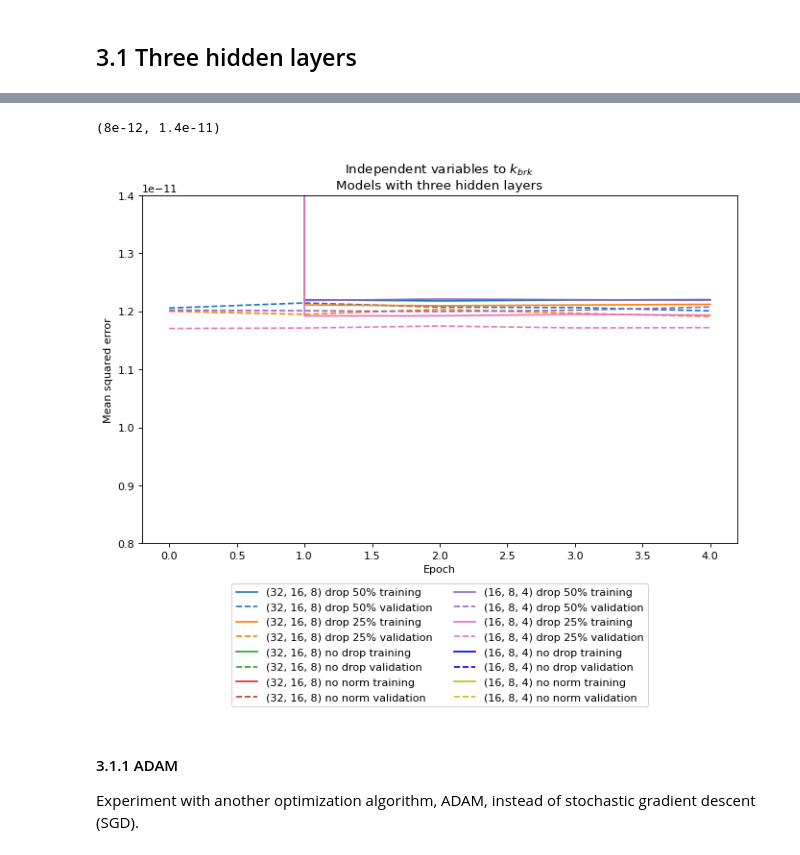
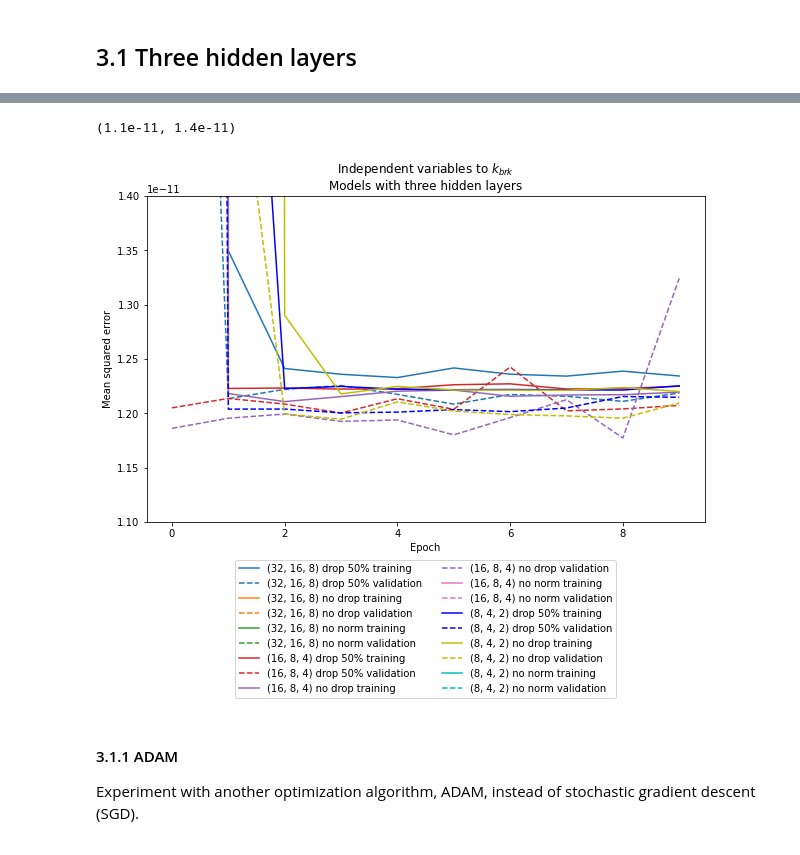
Before and after one commit to vtd9/solar_regression, a Jupyter notebook: hw2.ipynb, the cells around one changed output, grey strips where cells are left out. Drawn from its saved outputs; the diff is of its cells as text; code cells hidden in the pictures.

```diff
--- a/hw2.ipynb
+++ b/hw2.ipynb
@@ -194,7 +201,7 @@ def init_parameters(m):
       # biases: set to 0, as discussed in class
       m.bias.data.fill_(0.0) # Set bias to 0
 # %%
-def mult_models(n_in, hidden_dims, n_out, lr, momentum=0.6,
+def mult_models(n_in, hidden_dims, n_out, lr, momentum=0.9,
                 decay=1e-5, opt_sgd=True, one_model=True):
   '''
   Create multiple models using one or more configurations for the hidden
@@ -217,7 +224,7 @@ def mult_models(n_in, hidden_dims, n_out, lr, momentum=0.6,
           'opt': torch.optim.Adam(model.parameters(),
                                   lr=lr, weight_decay=decay)}
 
-    if not one_model: # Create more models
+    if not one_model: # Create more models with less components
       # Batch norm, but no dropout
       model = Net(n_in, dim, n_out, p_dropout=None)
       model.apply(init_parameters)
@@ -336,7 +346,8 @@ def train_epochs(train_loader, valid_loader, model, loss_fun, optimizer,
 Functions to handle multiple models.
 # %%
 def train_mult_models(models, train_loader, valid_loader, loss_fun,
-                      epochs=25, verbose=False, use_gpu=False):
+                      epochs=25, verbose=False, use_gpu=False,
+                      train_index=0, valid_index=1):
   '''
   Train (and validate) multiple models in sequence. Assume `models` is a
   dictionary produced by the above function `mult_models`.
@@ -350,20 +361,11 @@ def train_mult_models(models, train_loader, valid_loader, loss_fun,
         train_loader, valid_loader, model,
         loss_fun=loss_fun, optimizer=opt, epochs=epochs, verbose=verbose,
         use_gpu=use_gpu)
-    print('{0: <25}'.format(key), '{:.1f}s'.format(time() - start))
+    print('{0: <20}'.format(key), '{:.1f}s'.format(time() - start),
+          'train loss: {:.3e}'.format(models[key]['result'][train_index][-1]),
+          'valid loss: {:.3e}'.format(models[key]['result'][valid_index][-1]))
   print('Total time: {:.1f}s'.format(time() - fun_start))
 
-def get_ending_losses(models, get_valid=True):
-  '''
-  Print out multiple models' performance after the last loop.
-  '''
-  for key, value in models.items():
-    if get_valid:
-      print('{0: <25}'.format(key),
-            'validation loss: {:.3e}'.format(value['result'][1][-1]))
-    else:
-      print('{0: <25}'.format(key),
-            'training loss: {:.3e}'.format(value['result'][0][-1]))
 
 def plot_mult_models(models, xlabel='Epoch', ylabel='Mean squared error',
                      yscale='log', title='', train_index=0, valid_index=1,
@@ -371,12 +373,13 @@ def plot_mult_models(models, xlabel='Epoch', ylabel='Mean squared error',
                      valid_append=' validation', train_style='-',
                      valid_style='--', bottom_legend=True):
   '''
-  Plot multiple models on the same graph, each with its own training and
-  validation results.
+  Plot the results of multiple models on the same graph, each with its own
+  training and validation performances.
   '''
   colors=itertools.cycle(('tab:blue', 'tab:orange', 'tab:green', 'tab:red',
                           'tab:purple', 'tab:pink','b', 'y', 'c', 'm', 'k',
                           'tab:gray', 'tab:olive'))
+  plt.figure(figsize=(10, 6), dpi=80)
   for key, value in models.items():
     color = next(colors)
     epochs = value[result_key][0].shape[0]
@@ -404,5 +407,9 @@ Create a model to relate the independent variables to the dependent variable.
 # %%
 # Standard mean squared error loss function
 mse = nn.MSELoss(reduction='mean') # default reduction
+
+# Other hyperparameters
+LEARN_RATE = 0.05
+NUM_EPOCHS = 10
 # %% [markdown]
 ## 3.1 Three hidden layers
@@ -430,7 +418,7 @@ In contrast, larger difference between (16, 8, 4) and (8, 4, 2) after 3 epochs:
 # %%
 # Create container to store models, optimizers, & results in
-m3 = mult_models(len(indep_vars), [(16, 8, 4), (8, 4, 2)], 1, lr=0.1, one_model=False)
-
+m3 = mult_models(len(indep_vars), [(32, 16, 8), (16, 8, 4), (8, 4, 2)],
+                 n_out=1, lr=LEARN_RATE, one_model=False)
 # Train
-train_mult_models(m3, train_loader_indep, valid_loader_indep, mse, 3)
+train_mult_models(m3, train_loader_indep, valid_loader_indep, mse, NUM_EPOCHS)
 # %% [output]
@@ -460,11 +461,11 @@ plot_mult_models(m3, title='Independent variables to $k_{brk}$'
 # %%
 # Zoom in and plot on linear scale
 plot_mult_models(m3, yscale='linear', title='Independent variables to $k_{brk}$'
                  + '\nModels with three hidden layers')
-plt.ylim(8e-12, 1.4e-11)
+plt.ylim(1.1e-11, 1.4e-11)
 # %% [output]
-(8e-12, 1.4e-11)
+(1.1e-11, 1.4e-11)
-[figure, old version]
+[figure, new version]
 # %% [markdown]
 #### 3.1.1 ADAM
 
```
Also changed, not shown: parts of 44 cells of this notebook.
